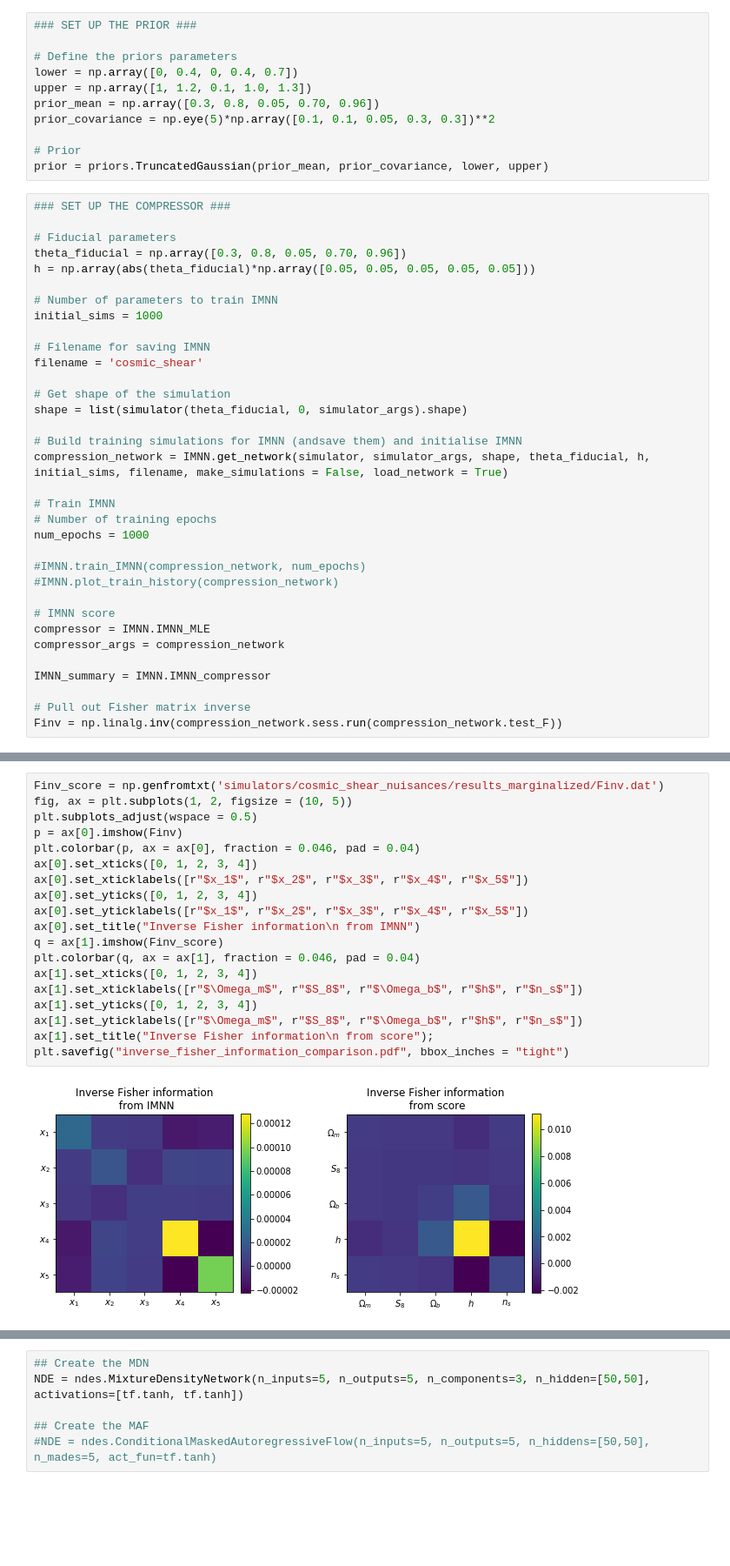
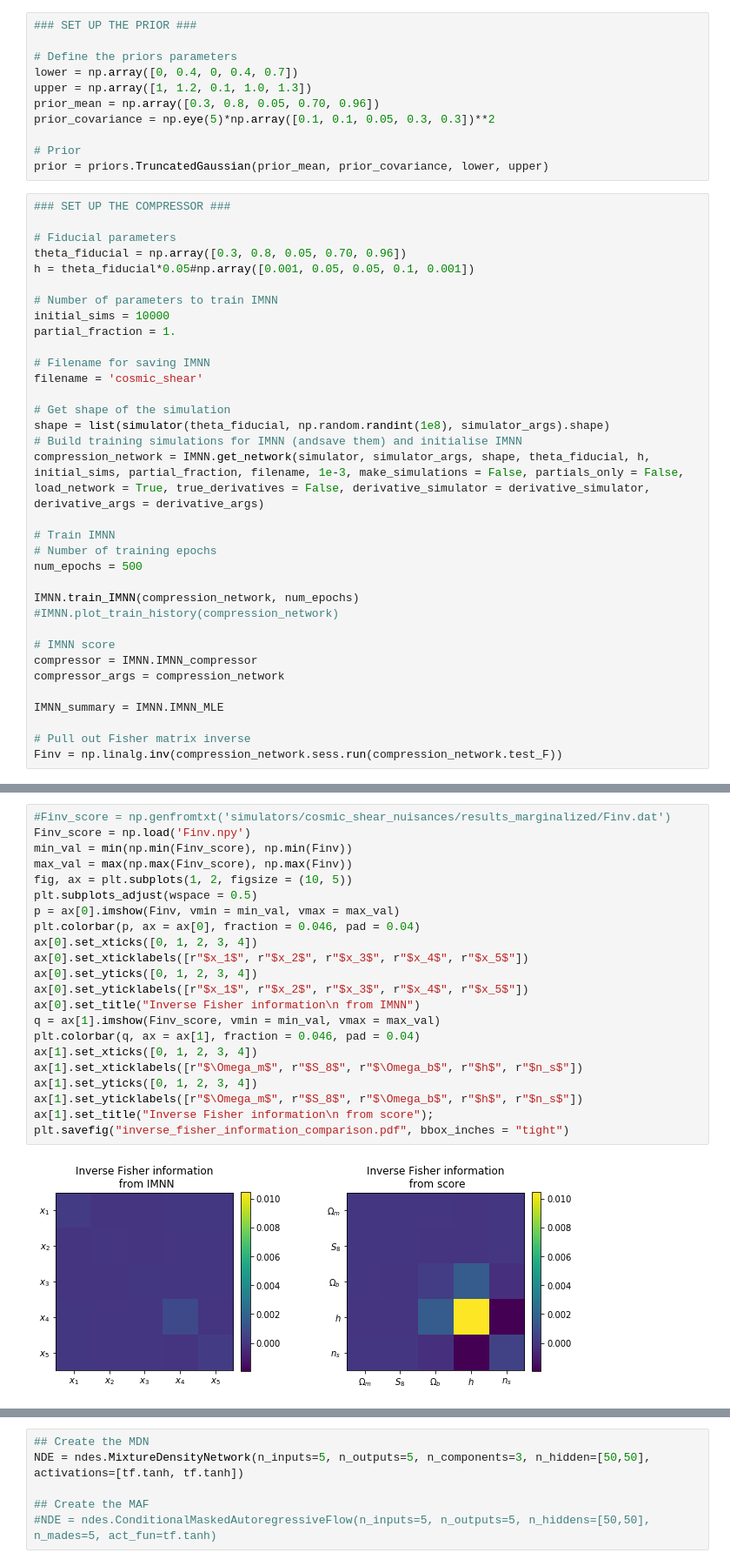
Before and after one commit to jasminelujia/pydelfi, a Jupyter notebook: cosmic_shear-IMNN.ipynb, the cells around one changed output, grey strips where cells are left out. Shown at 87% size. Drawn from its saved outputs; the diff is of its cells as text; blank space fills up the shorter version.

```diff
--- a/cosmic_shear-IMNN.ipynb
+++ b/cosmic_shear-IMNN.ipynb
@@ -56,32 +70,32 @@ prior = priors.TruncatedGaussian(prior_mean, prior_covariance, lower, upper)
 
 # Fiducial parameters
 theta_fiducial = np.array([0.3, 0.8, 0.05, 0.70, 0.96])
-h = np.array(abs(theta_fiducial)*np.array([0.05, 0.05, 0.05, 0.05, 0.05]))
+h = theta_fiducial*0.05#np.array([0.001, 0.05, 0.05, 0.1, 0.001])
 
 # Number of parameters to train IMNN
-initial_sims = 1000
+initial_sims = 10000
+partial_fraction = 1.
 
 # Filename for saving IMNN
 filename = 'cosmic_shear'
 
 # Get shape of the simulation
-shape = list(simulator(theta_fiducial, 0, simulator_args).shape)
-
+shape = list(simulator(theta_fiducial, np.random.randint(1e8), simulator_args).shape)
 # Build training simulations for IMNN (andsave them) and initialise IMNN
-compression_network = IMNN.get_network(simulator, simulator_args, shape, theta_fiducial, h, initial_sims, filename, make_simulations = False, load_network = True)
+compression_network = IMNN.get_network(simulator, simulator_args, shape, theta_fiducial, h, initial_sims, partial_fraction, filename, 1e-3, make_simulations = False, partials_only = False, load_network = True, true_derivatives = False, derivative_simulator = derivative_simulator, derivative_args = derivative_args)
 
 # Train IMNN
 # Number of training epochs
-num_epochs = 1000
+num_epochs = 500
 
-#IMNN.train_IMNN(compression_network, num_epochs)
+IMNN.train_IMNN(compression_network, num_epochs)
 #IMNN.plot_train_history(compression_network)
 
 # IMNN score
-compressor = IMNN.IMNN_MLE
+compressor = IMNN.IMNN_compressor
 compressor_args = compression_network
 
-IMNN_summary = IMNN.IMNN_compressor
+IMNN_summary = IMNN.IMNN_MLE
 
 # Pull out Fisher matrix inverse
 Finv = np.linalg.inv(compression_network.sess.run(compression_network.test_F))
@@ -93,24 +115,27 @@ INFO:tensorflow:Restoring parameters from compression/cosmic_shear
 # %%
-Finv_score = np.genfromtxt('simulators/cosmic_shear_nuisances/results_marginalized/Finv.dat')
+#Finv_score = np.genfromtxt('simulators/cosmic_shear_nuisances/results_marginalized/Finv.dat')
+Finv_score = np.load('Finv.npy')
+min_val = min(np.min(Finv_score), np.min(Finv))
+max_val = max(np.max(Finv_score), np.max(Finv))
 fig, ax = plt.subplots(1, 2, figsize = (10, 5))
 plt.subplots_adjust(wspace = 0.5)
-p = ax[0].imshow(Finv)
+p = ax[0].imshow(Finv, vmin = min_val, vmax = max_val)
 plt.colorbar(p, ax = ax[0], fraction = 0.046, pad = 0.04)
 ax[0].set_xticks([0, 1, 2, 3, 4])
 ax[0].set_xticklabels([r"$x_1$", r"$x_2$", r"$x_3$", r"$x_4$", r"$x_5$"])
 ax[0].set_yticks([0, 1, 2, 3, 4])
 ax[0].set_yticklabels([r"$x_1$", r"$x_2$", r"$x_3$", r"$x_4$", r"$x_5$"])
 ax[0].set_title("Inverse Fisher information\n from IMNN")
-q = ax[1].imshow(Finv_score)
+q = ax[1].imshow(Finv_score, vmin = min_val, vmax = max_val)
 plt.colorbar(q, ax = ax[1], fraction = 0.046, pad = 0.04)
 ax[1].set_xticks([0, 1, 2, 3, 4])
 ax[1].set_xticklabels([r"$\Omega_m$", r"$S_8$", r"$\Omega_b$", r"$h$", r"$n_s$"])
 ax[1].set_yticks([0, 1, 2, 3, 4])
 ax[1].set_yticklabels([r"$\Omega_m$", r"$S_8$", r"$\Omega_b$", r"$h$", r"$n_s$"])
 ax[1].set_title("Inverse Fisher information\n from score");
 plt.savefig("inverse_fisher_information_comparison.pdf", bbox_inches = "tight")
 # %% [output]
-[figure, old version]
+[figure, new version]
 # %%
 ### LOAD IN THE DATA VECTOR ###
 simulation = simulator(theta_fiducial, 42, simulator_args)
```
Also changed, not shown: parts of 13 cells of this notebook, 7 other files.
